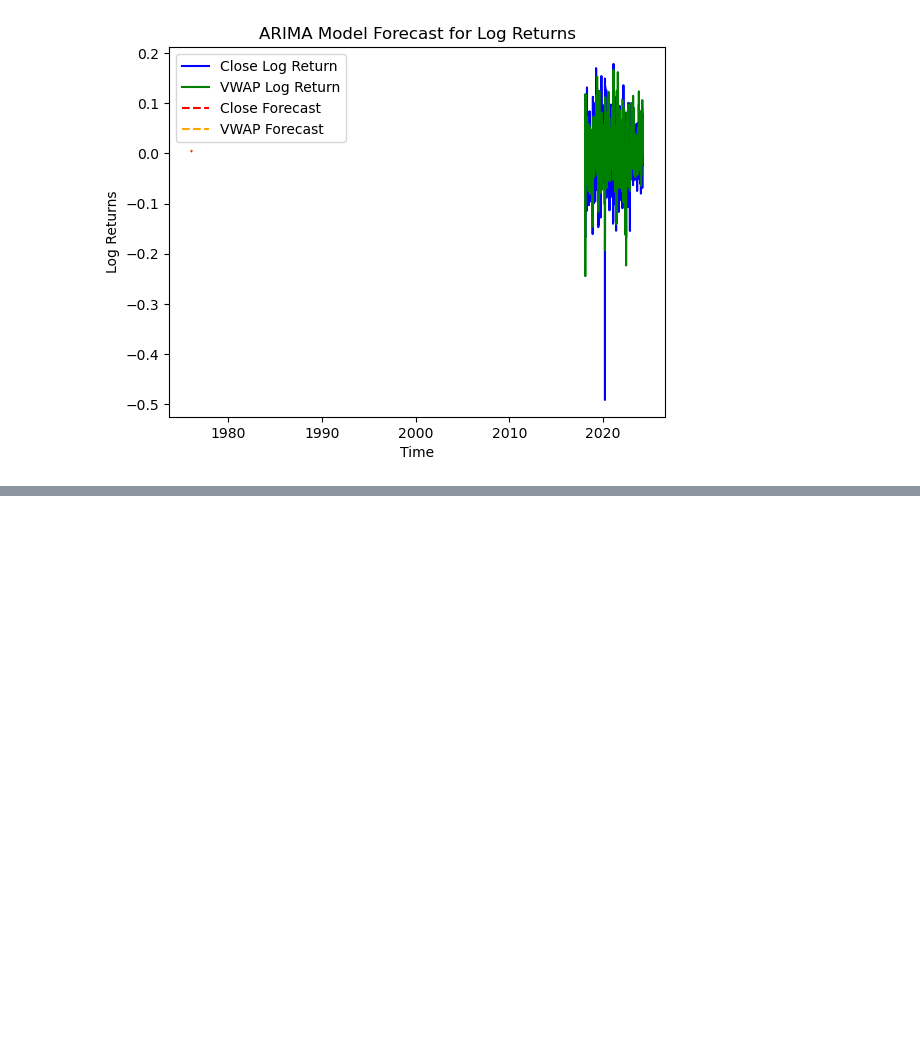
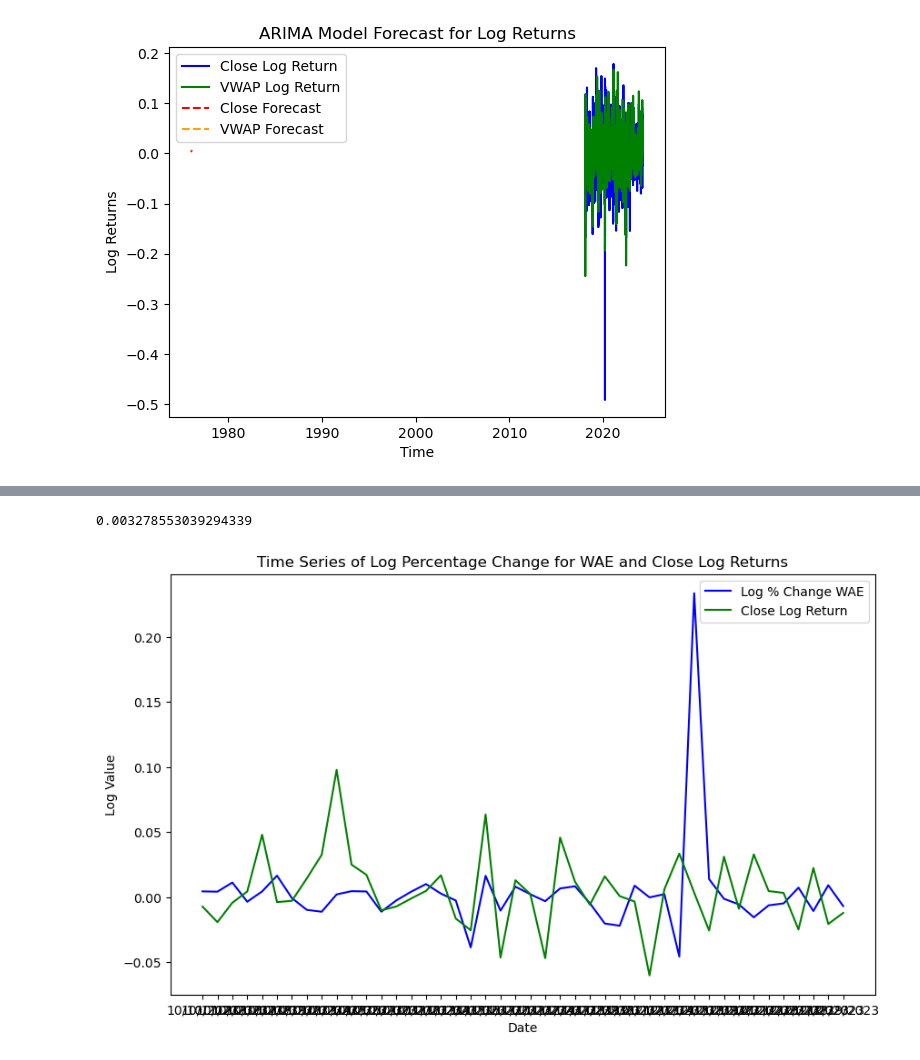
Before and after one commit to Shash23/Federal-Data-Research, a Jupyter notebook: fed_research.ipynb, the cells around one changed output, grey strips where cells are left out. Cells and saved outputs as stored; diff of their text form; code cells hidden in the pictures; blank space fills up the shorter version.

```diff
--- a/fed_research.ipynb
+++ b/fed_research.ipynb
@@ -216,3 +192,16 @@ btc_df
 | 2234 | 1710115200 | 69032.80 | 72943.98 | 67112.21 | 72110.98 | 70722.390000 | 70722.390000 | 70722.390000 | 32332.725832 |
 | 2235 | 1710201600 | 72110.98 | 73027.63 | 70080.00 | 70525.47 | 70884.027397 | 71113.932570 | 70654.122224 | 15981.904487 |
 2236 rows × 9 columns
+# %%
+# Convert 'time' to standard month/day/year datetime
+btc_df['time'] = pd.to_datetime(btc_df['time'], unit='s').dt.strftime('%m/%d/%Y')
+
+# Plotting the 'close' column over time
+plt.figure(figsize=(10, 6))
+plt.plot(btc_df['time'], btc_df['close'], label='Close Price', color='blue')
+plt.title('Bitcoin Close Price Over Time')
+plt.xlabel('Time')
+plt.ylabel('Close Price')
+plt.legend()
+plt.grid(True)
+plt.show()
@@ -219,5 +210,4 @@ btc_df
 # %%
-btc_df['time'] = pd.to_datetime(btc_df['time'], unit='s')
 
 # Plotting the 'close' column over time
 plt.figure(figsize=(10, 6))
@@ -367,7 +355,7 @@ plt.show()
 # %% [output]
 [figure]
 # %%
-log_returns_df['Date'] = pd.to_datetime(log_returns_df['time'], unit='s')
+log_returns_df['Date'] = pd.to_datetime(log_returns_df['time'], unit='s').dt.strftime('%m/%d/%Y')
 log_returns_df = log_returns_df.drop(columns=['time'])
 log_returns_df = log_returns_df.set_index('Date')
 # %%
@@ -389,0 +379,4 @@ KeyError: "['Date'] not in index"
+# %%
+merged_df = wae_df.merge(log_returns_df, how='outer', left_index=True, right_index=True)
+merged_df.dropna(inplace=True)
+merged_df
@@ -390,2 +402,19 @@ KeyError: "['Date'] not in index"
+# %%
+correlation = merged_df['log_pct_change_wae'].corr(merged_df['Close_Log_Return'])
+correlation
+# %% [output]
+0.003278553039294339
+# %%
+plt.figure(figsize=(10, 6))
+plt.plot(merged_df.index, merged_df['log_pct_change_wae'], label='Log % Change WAE', color='blue')
+plt.plot(merged_df.index, merged_df['Close_Log_Return'], label='Close Log Return', color='green')
+
+plt.title('Time Series of Log Percentage Change for WAE and Close Log Returns')
+plt.xlabel('Date')
+plt.ylabel('Log Value')
+plt.legend()
+plt.show()
+# %% [output]
+[figure, added]
 # %%
 wae_df
```
Also changed, not shown: parts of 11 cells of this notebook.
